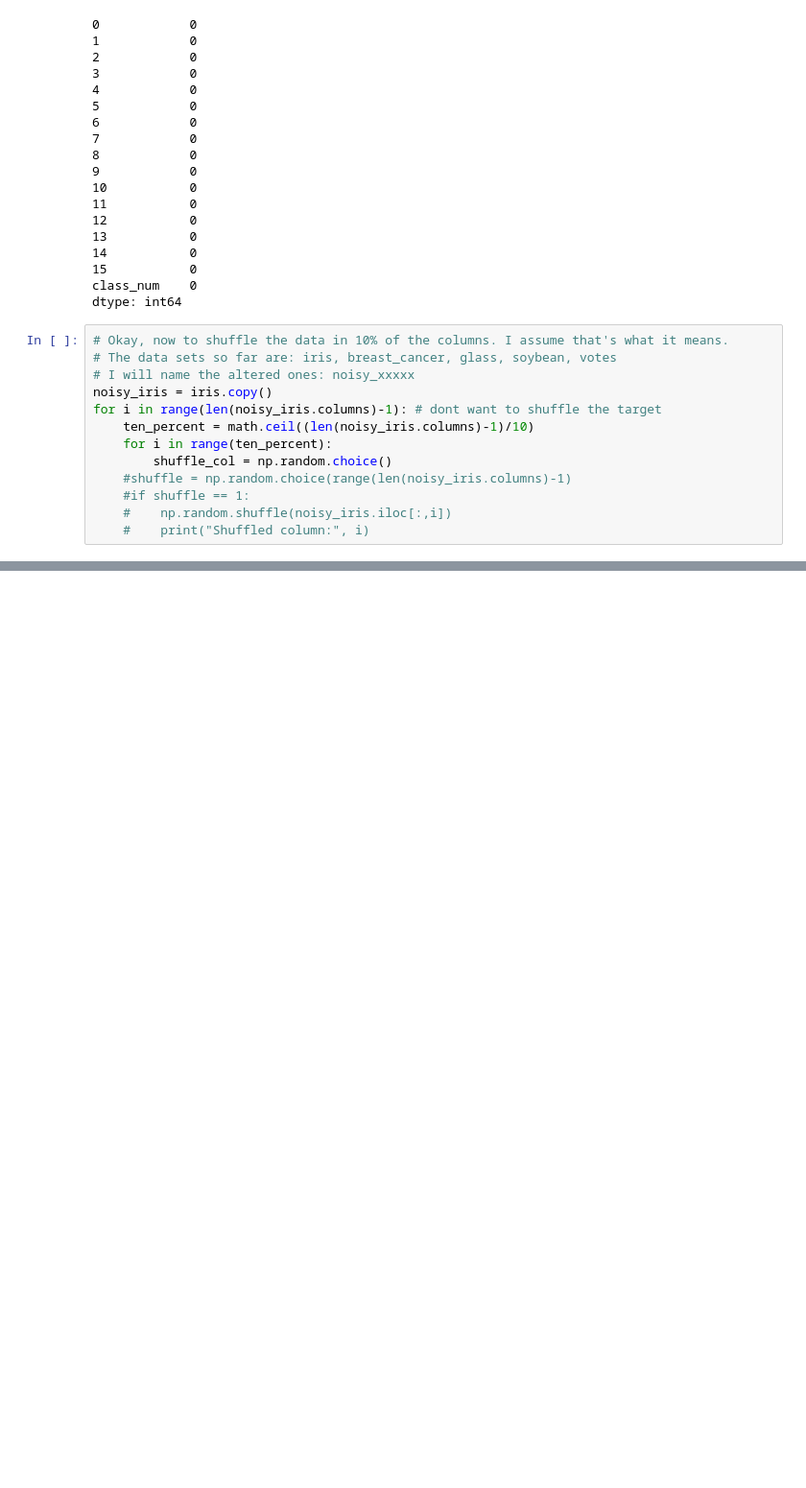
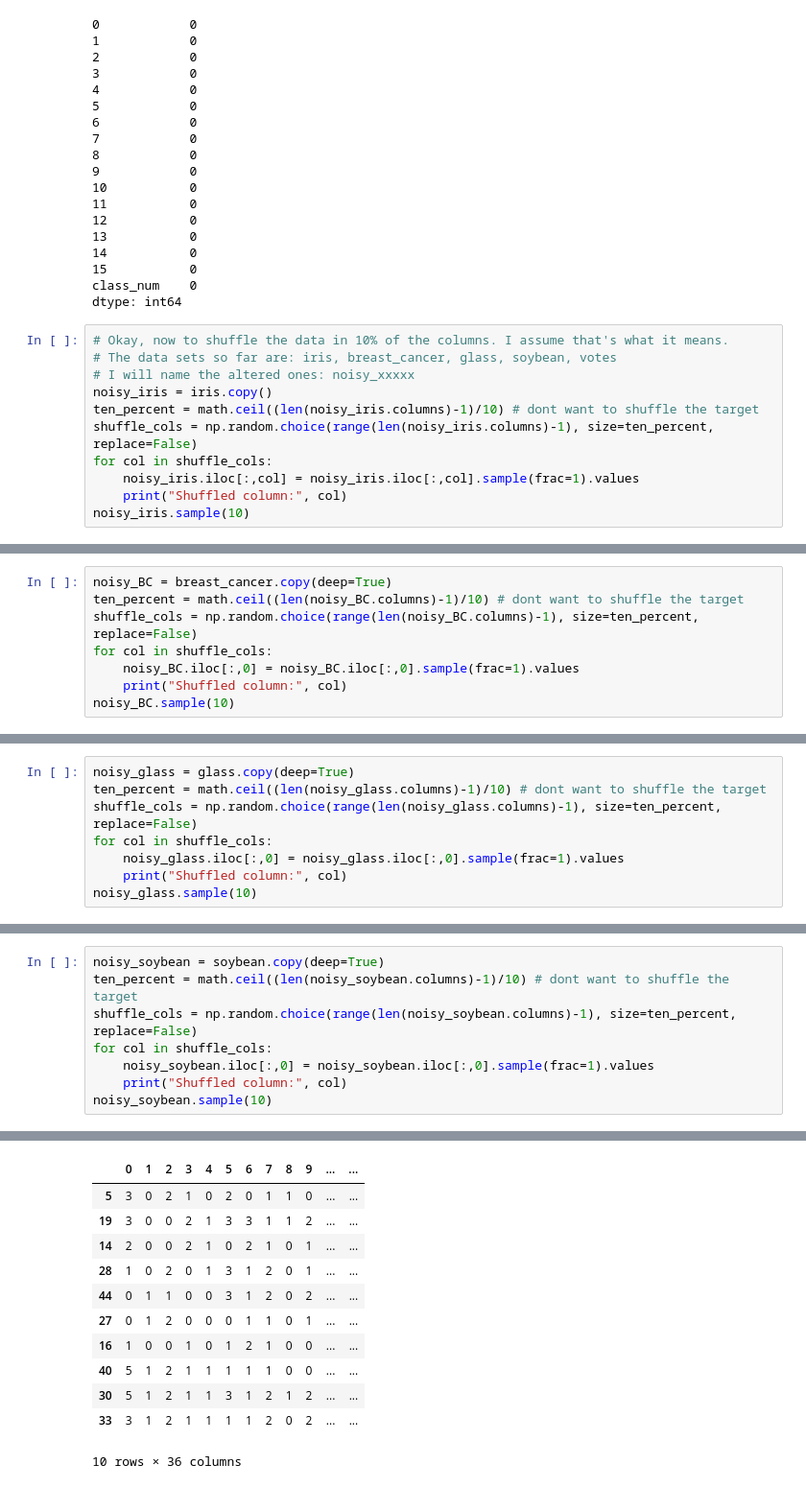
Before and after one commit to slawry00/CSCI447, a Jupyter notebook: Project1/Project1.ipynb, the cells around one changed output, grey strips where cells are left out. Shown at 96% size. Saved outputs shown, nothing was run; the diff lists cells and outputs as text; blank space fills up the shorter version.

```diff
--- a/Project1/Project1.ipynb
+++ b/Project1/Project1.ipynb
@@ -411,12 +433,10 @@ dtype: int64
 # The data sets so far are: iris, breast_cancer, glass, soybean, votes
 # I will name the altered ones: noisy_xxxxx
 noisy_iris = iris.copy()
-for i in range(len(noisy_iris.columns)-1): # dont want to shuffle the target
-    ten_percent = math.ceil((len(noisy_iris.columns)-1)/10)
-    for i in range(ten_percent):
-        shuffle_col = np.random.choice()
-    #shuffle = np.random.choice(range(len(noisy_iris.columns)-1)
-    #if shuffle == 1:
-    #    np.random.shuffle(noisy_iris.iloc[:,i])
-    #    print("Shuffled column:", i)
+ten_percent = math.ceil((len(noisy_iris.columns)-1)/10) # dont want to shuffle the target
+shuffle_cols = np.random.choice(range(len(noisy_iris.columns)-1), size=ten_percent, replace=False)
+for col in shuffle_cols:
+    noisy_iris.iloc[:,col] = noisy_iris.iloc[:,col].sample(frac=1).values
+    print("Shuffled column:", col)
+noisy_iris.sample(10)
 # %% [output]
@@ -433,0 +455,8 @@ ten_percent
+# %%
+noisy_BC = breast_cancer.copy(deep=True)
+ten_percent = math.ceil((len(noisy_BC.columns)-1)/10) # dont want to shuffle the target
+shuffle_cols = np.random.choice(range(len(noisy_BC.columns)-1), size=ten_percent, replace=False)
+for col in shuffle_cols:
+    noisy_BC.iloc[:,0] = noisy_BC.iloc[:,0].sample(frac=1).values
+    print("Shuffled column:", col)
+noisy_BC.sample(10)
@@ -433,0 +476,8 @@ ten_percent
+# %%
+noisy_glass = glass.copy(deep=True)
+ten_percent = math.ceil((len(noisy_glass.columns)-1)/10) # dont want to shuffle the target
+shuffle_cols = np.random.choice(range(len(noisy_glass.columns)-1), size=ten_percent, replace=False)
+for col in shuffle_cols:
+    noisy_glass.iloc[:,0] = noisy_glass.iloc[:,0].sample(frac=1).values
+    print("Shuffled column:", col)
+noisy_glass.sample(10)
@@ -433,0 +497,9 @@ ten_percent
+# %%
+noisy_soybean = soybean.copy(deep=True)
+ten_percent = math.ceil((len(noisy_soybean.columns)-1)/10) # dont want to shuffle the target
+shuffle_cols = np.random.choice(range(len(noisy_soybean.columns)-1), size=ten_percent, replace=False)
+for col in shuffle_cols:
+    noisy_soybean.iloc[:,0] = noisy_soybean.iloc[:,0].sample(frac=1).values
+    print("Shuffled column:", col)
+noisy_soybean.sample(10)
+# %% [output]
@@ -433,0 +510,12 @@ ten_percent
+|  | 0 | 1 | 2 | 3 | 4 | 5 | 6 | 7 | 8 | 9 | ... | ... |
+| 5 | 3 | 0 | 2 | 1 | 0 | 2 | 0 | 1 | 1 | 0 | ... | ... |
+| 19 | 3 | 0 | 0 | 2 | 1 | 3 | 3 | 1 | 1 | 2 | ... | ... |
+| 14 | 2 | 0 | 0 | 2 | 1 | 0 | 2 | 1 | 0 | 1 | ... | ... |
+| 28 | 1 | 0 | 2 | 0 | 1 | 3 | 1 | 2 | 0 | 1 | ... | ... |
+| 44 | 0 | 1 | 1 | 0 | 0 | 3 | 1 | 2 | 0 | 2 | ... | ... |
+| 27 | 0 | 1 | 2 | 0 | 0 | 0 | 1 | 1 | 0 | 1 | ... | ... |
+| 16 | 1 | 0 | 0 | 1 | 0 | 1 | 2 | 1 | 0 | 0 | ... | ... |
+| 40 | 5 | 1 | 2 | 1 | 1 | 1 | 1 | 1 | 0 | 0 | ... | ... |
+| 30 | 5 | 1 | 2 | 1 | 1 | 3 | 1 | 2 | 1 | 2 | ... | ... |
+| 33 | 3 | 1 | 2 | 1 | 1 | 1 | 1 | 2 | 0 | 2 | ... | ... |
+10 rows × 36 columns
```
Also changed, not shown: parts of 18 cells of this notebook.
